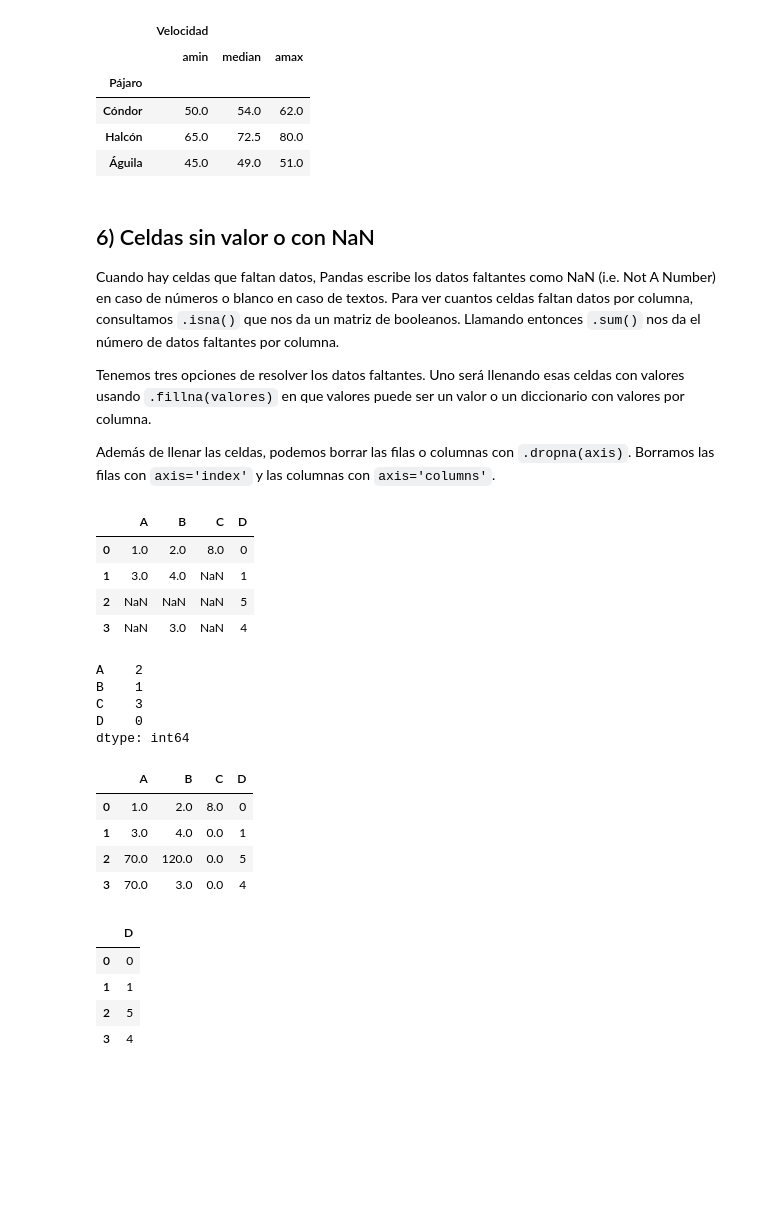
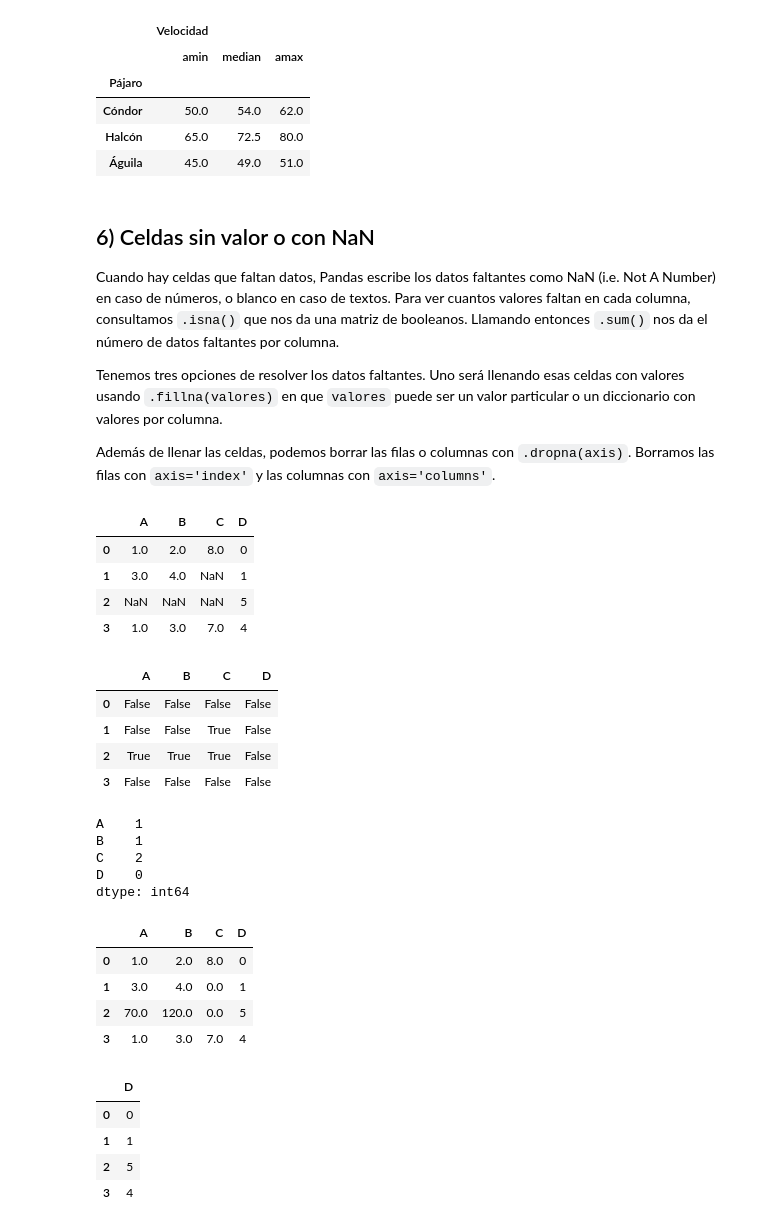
Before and after one commit to GAMES-UChile/Curso-BancoEstado, a Jupyter notebook: modulo3/modulo3.ipynb, the cells around one changed output. Cells and saved outputs as stored; diff of their text form; code cells hidden in the pictures; blank space fills up the shorter version.

```diff
--- a/modulo3/modulo3.ipynb
+++ b/modulo3/modulo3.ipynb
@@ -669,32 +695,38 @@ df.groupby('Pájaro').aggregate([np.min, np.median, np.max])
 | Águila | 45.0 | 49.0 | 51.0 |
 # %% [markdown]
 ## 6) Celdas sin valor o con NaN
-Cuando hay celdas que faltan datos, Pandas escribe los datos faltantes como NaN (i.e. Not A Number) en caso de números o blanco en caso de textos. Para ver cuantos celdas faltan datos por columna, consultamos `.isna()` que nos da un matriz de booleanos. Llamando entonces `.sum()` nos da el número de datos faltantes por columna.
+Cuando hay celdas que faltan datos, Pandas escribe los datos faltantes como NaN (i.e. Not A Number) en caso de números, o blanco en caso de textos. Para ver cuantos valores faltan en cada columna, consultamos `.isna()` que nos da una matriz de booleanos. Llamando entonces `.sum()` nos da el número de datos faltantes por columna.
 
-Tenemos tres opciones de resolver los datos faltantes. Uno será llenando esas celdas con valores usando `.fillna(valores)` en que valores puede ser un valor o un diccionario con valores por columna.
+Tenemos tres opciones de resolver los datos faltantes. Uno será llenando esas celdas con valores usando `.fillna(valores)` en que `valores` puede ser un valor particular o un diccionario con valores por columna.
 
 Además de llenar las celdas, podemos borrar las filas o columnas con `.dropna(axis)`. Borramos las filas con `axis='index'` y las columnas con `axis='columns'`.
 # %%
 df = pd.DataFrame([[1, 2, 8, 0],
                    [3, 4, np.nan, 1],
                    [np.nan, np.nan, np.nan, 5],
-                   [np.nan, 3, np.nan, 4]],
+                   [1, 3, 7, 4]],
                   columns=list('ABCD'))
 df
 # %% [output]
 |  | A | B | C | D |
 | 0 | 1.0 | 2.0 | 8.0 | 0 |
 | 1 | 3.0 | 4.0 | NaN | 1 |
 | 2 | NaN | NaN | NaN | 5 |
-| 3 | NaN | 3.0 | NaN | 4 |
+| 3 | 1.0 | 3.0 | 7.0 | 4 |
-# %%
-df.isna().sum()
-# %% [output]
-A    2
-B    1
-C    3
-D    0
-dtype: int64
+# %%
+display(df.isna())
+display(df.isna().sum())
+# %% [output]
+|  | A | B | C | D |
+| 0 | False | False | False | False |
+| 1 | False | False | True | False |
+| 2 | True | True | True | False |
+| 3 | False | False | False | False |
+A    1
+B    1
+C    2
+D    0
+dtype: int64
 # %%
 df.fillna({'A': 70, 'B': 120, 'C': 0})
 # %% [output]
@@ -702,7 +734,7 @@ df.fillna({'A': 70, 'B': 120, 'C': 0})
 | 0 | 1.0 | 2.0 | 8.0 | 0 |
 | 1 | 3.0 | 4.0 | 0.0 | 1 |
 | 2 | 70.0 | 120.0 | 0.0 | 5 |
-| 3 | 70.0 | 3.0 | 0.0 | 4 |
+| 3 | 1.0 | 3.0 | 7.0 | 4 |
 # %%
 df.dropna(axis='columns')
 # %% [output]
```
Also changed, not shown: parts of 30 cells of this notebook, 1 other file.
